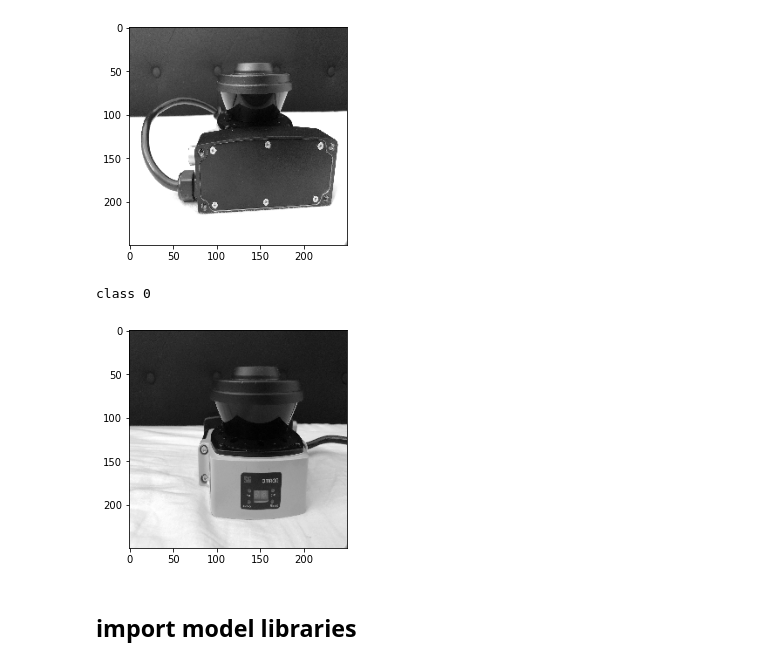
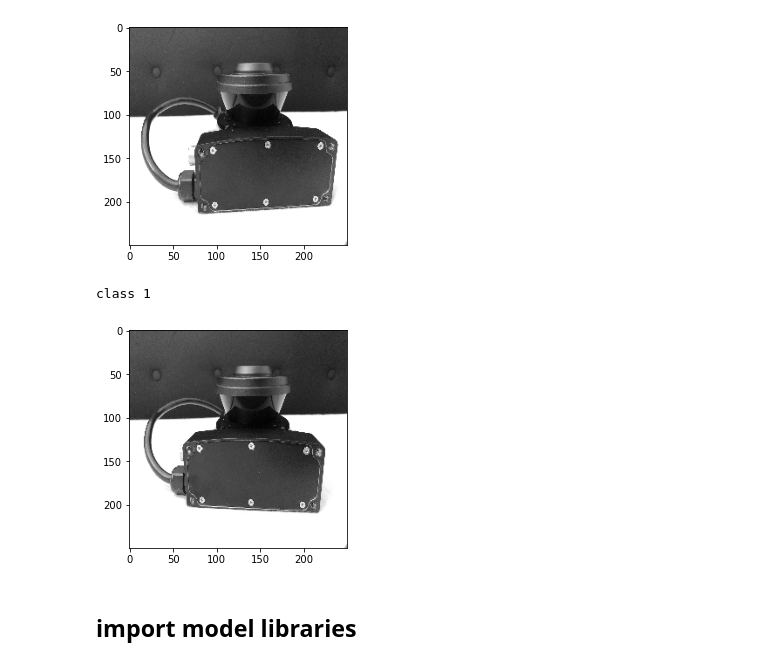
Before and after one commit to gr8monk3ys/Omron-computer-vision, a Jupyter notebook: testing_models.ipynb, the cells around one changed output. Saved outputs shown, nothing was run; the diff lists cells and outputs as text; code cells hidden in the pictures.

```diff
--- a/testing_models.ipynb
+++ b/testing_models.ipynb
@@ -57,12 +58,12 @@ print("class {}".format(labels[num]))
 class 1
 [figure]
 # %%
-num = 172
+num = 6
 plt.imshow(images[num],cmap='gray')
 print("class {}".format(labels[num]))
 # %% [output]
-class 0
+class 1
-[figure, old version]
+[figure, new version]
 # %% [markdown]
 ## import model libraries
 # %%
```
Also changed, not shown: parts of 8 cells of this notebook, 2 other files.
